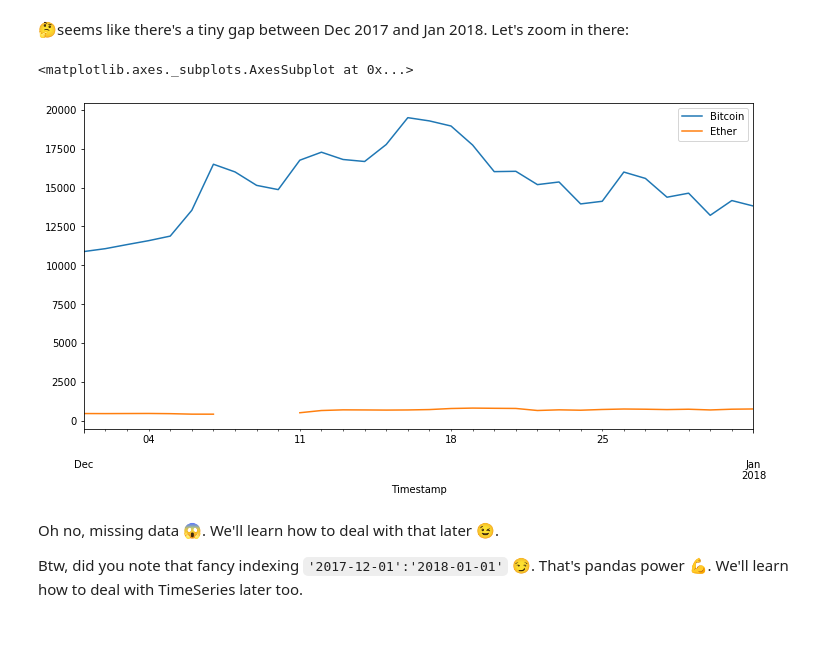
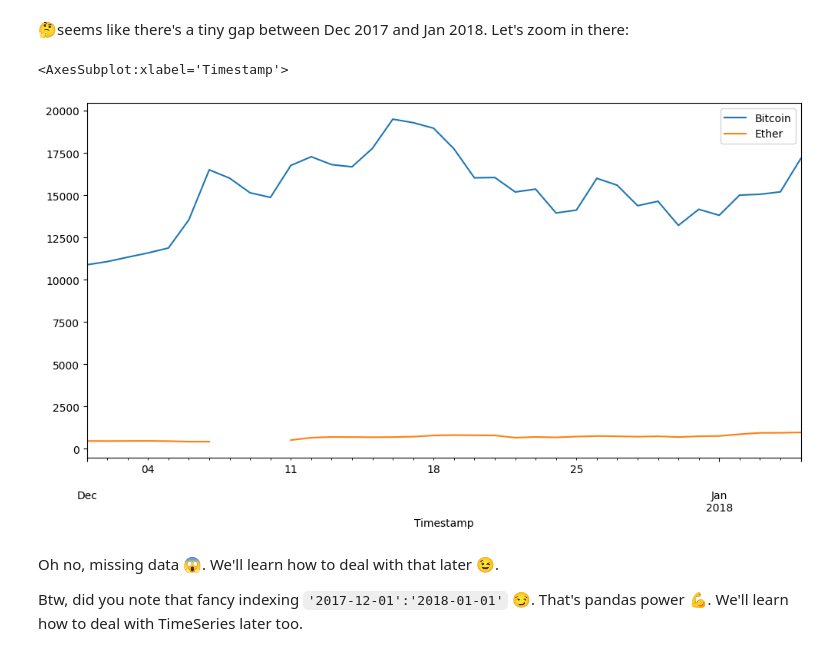
Before and after one commit to abeflores/Data_Analysis_with_Python, a Jupyter notebook: 5 - Pandas - Reading CSV and Basic Plotting.ipynb, the cells around one changed output. Drawn from its saved outputs; the diff is of its cells as text; code cells hidden in the pictures.

```diff
--- a/5 - Pandas - Reading CSV and Basic Plotting.ipynb
+++ b/5 - Pandas - Reading CSV and Basic Plotting.ipynb
@@ -391,10 +391,10 @@ prices.plot(figsize=(14, 8))
 # %% [markdown]
 🤔seems like there's a tiny gap between Dec 2017 and Jan 2018. Let's zoom in there:
 # %%
-prices.loc['2017-12-01':'2018-01-01'].plot(figsize=(12, 6))
+prices.loc['2017-12-01':'2018-01-05'].plot(figsize=(12, 6))
 # %% [output]
-<matplotlib.axes._subplots.AxesSubplot at 0x...>
+<AxesSubplot:xlabel='Timestamp'>
-[figure, old version]
+[figure, new version]
 # %% [markdown]
 Oh no, missing data 😱. We'll learn how to deal with that later 😉.
 
```
